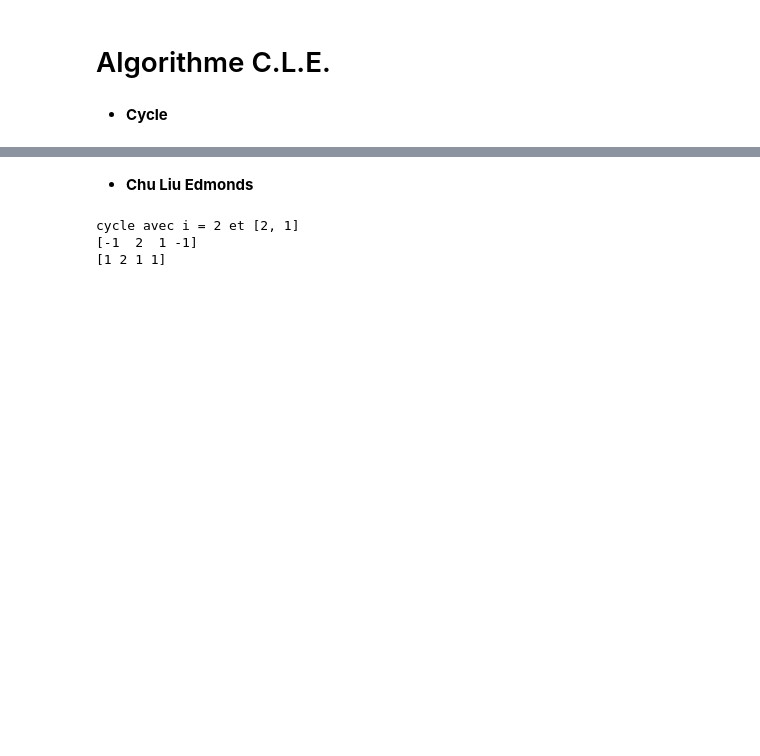
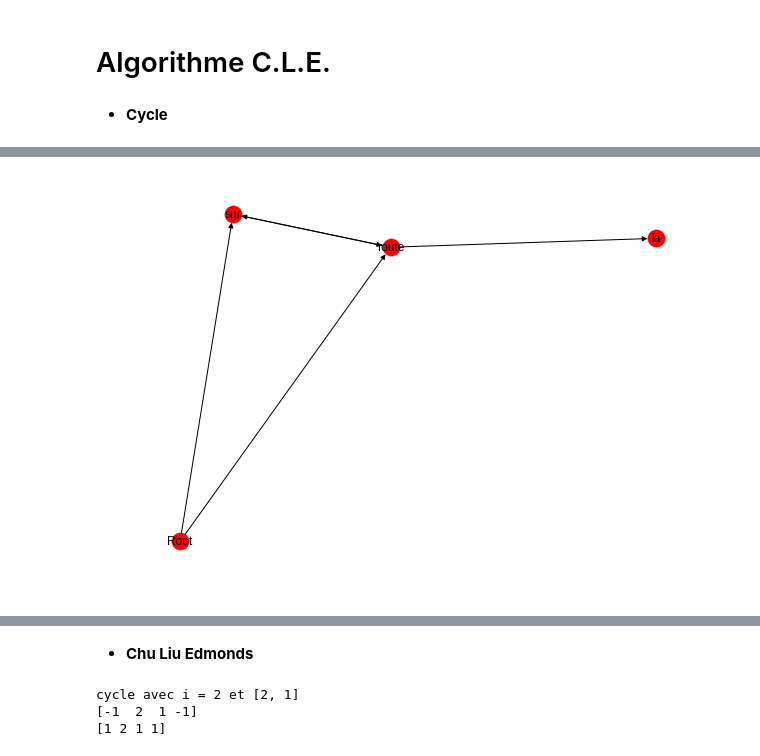
Before and after one commit to Sairei/TLNL, a Jupyter notebook: Chu_Liu_Edmonds.ipynb, the cells around one changed output, grey strips where cells are left out. Drawn from its saved outputs; the diff is of its cells as text; code cells hidden in the pictures; blank space fills up the shorter version.

```diff
--- a/Chu_Liu_Edmonds.ipynb
+++ b/Chu_Liu_Edmonds.ipynb
@@ -867,0 +1005,38 @@ def contain_cycle(tab, I, size):
+# %%
+def ids():
+  i = 0
+  while(True):
+    yield i
+    i+=1
+
+def gen_test_graph():
+  G = nx.MultiDiGraph()
+  gen = ids()
+  G.add_nodes_from([ROOT, 'V1', 'V2', 'V3'])
+  G.add_edge(ROOT, 'V1', weight=5, id=next(gen))#a
+  G.add_edge(ROOT, 'V2', weight=1, id=next(gen))#b
+  G.add_edge(ROOT, 'V3', weight=1, id=next(gen))#c
+  G.add_edge('V1', 'V2', weight=11, id=next(gen))#d
+  G.add_edge('V1', 'V3', weight=4, id=next(gen))#e
+  G.add_edge('V2', 'V3', weight=5, id=next(gen))#f
+  G.add_edge('V2', 'V1', weight=10, id=next(gen))#g
+  G.add_edge('V3', 'V1', weight=9, id=next(gen))#h
+  G.add_edge('V3', 'V2', weight=8, id=next(gen))#i
+  return G
+
+def gen_test_exam():
+  G = nx.MultiDiGraph()
+  gen = ids()
+  G.add_nodes_from([ROOT, "route", "sur", "la"])
+  G.add_edge(ROOT, "sur", weight=-2, id=next(gen))
+  G.add_edge(ROOT, "route", weight=1, id=next(gen))
+  G.add_edge('route', "la", weight=1, id=next(gen))
+  G.add_edge('route', "sur", weight=2, id=next(gen))
+  G.add_edge('sur', "route", weight=2, id=next(gen))
+  return G
+# %%
+#G_test = gen_test_graph()
+G_test = gen_test_exam()
+nx.draw(G_test, with_labels=True)
+# %% [output]
+[figure, added]
```
Also changed, not shown: parts of 6 cells of this notebook.
